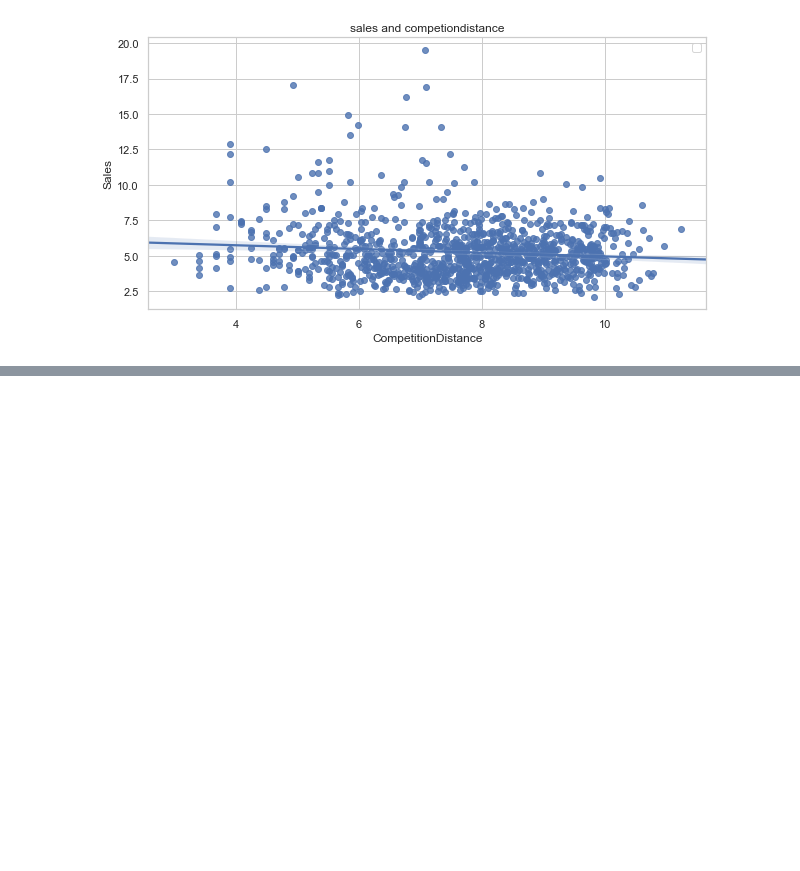
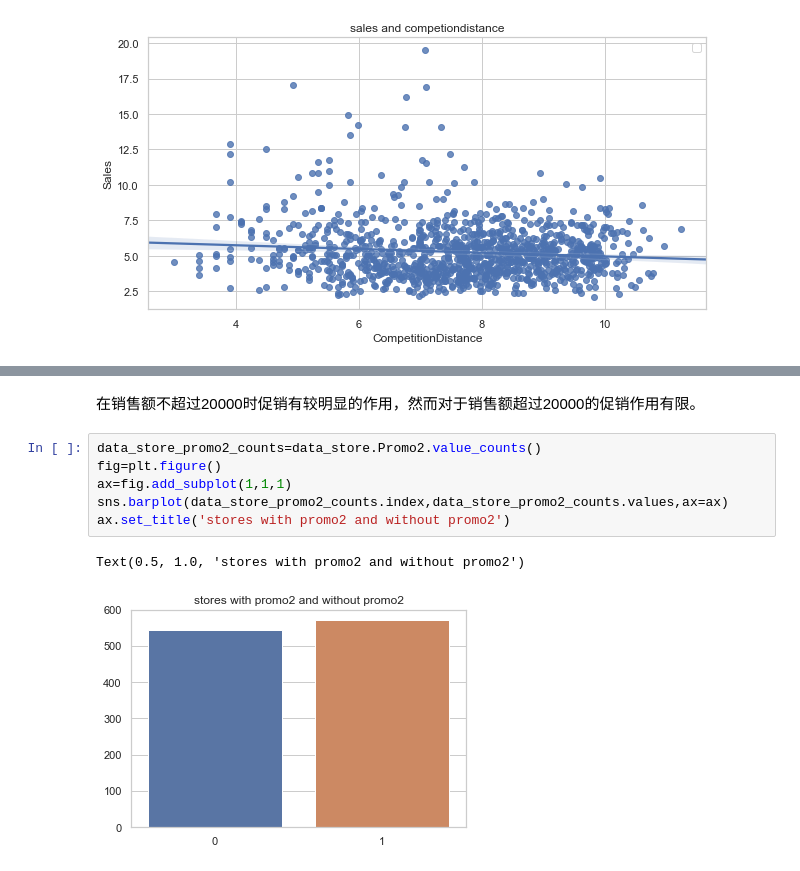
Before and after one commit to duzeng/MLND_CN_Capstone, a Jupyter notebook: Capstone_Project.ipynb, the cells around one changed output, grey strips where cells are left out. Drawn from its saved outputs; the diff is of its cells as text; blank space fills up the shorter version.

```diff
--- a/Capstone_Project.ipynb
+++ b/Capstone_Project.ipynb
@@ -400,0 +432,11 @@ sns.distplot(df7,ax=ax)
+# %% [markdown]
+在销售额不超过20000时促销有较明显的作用，然而对于销售额超过20000的促销作用有限。
+# %%
+data_store_promo2_counts=data_store.Promo2.value_counts()
+fig=plt.figure()
+ax=fig.add_subplot(1,1,1)
+sns.barplot(data_store_promo2_counts.index,data_store_promo2_counts.values,ax=ax)
+ax.set_title('stores with promo2 and without promo2')
+# %% [output]
+Text(0.5, 1.0, 'stores with promo2 and without promo2')
+[figure, added]
```
Also changed, not shown: parts of 9 cells of this notebook.
